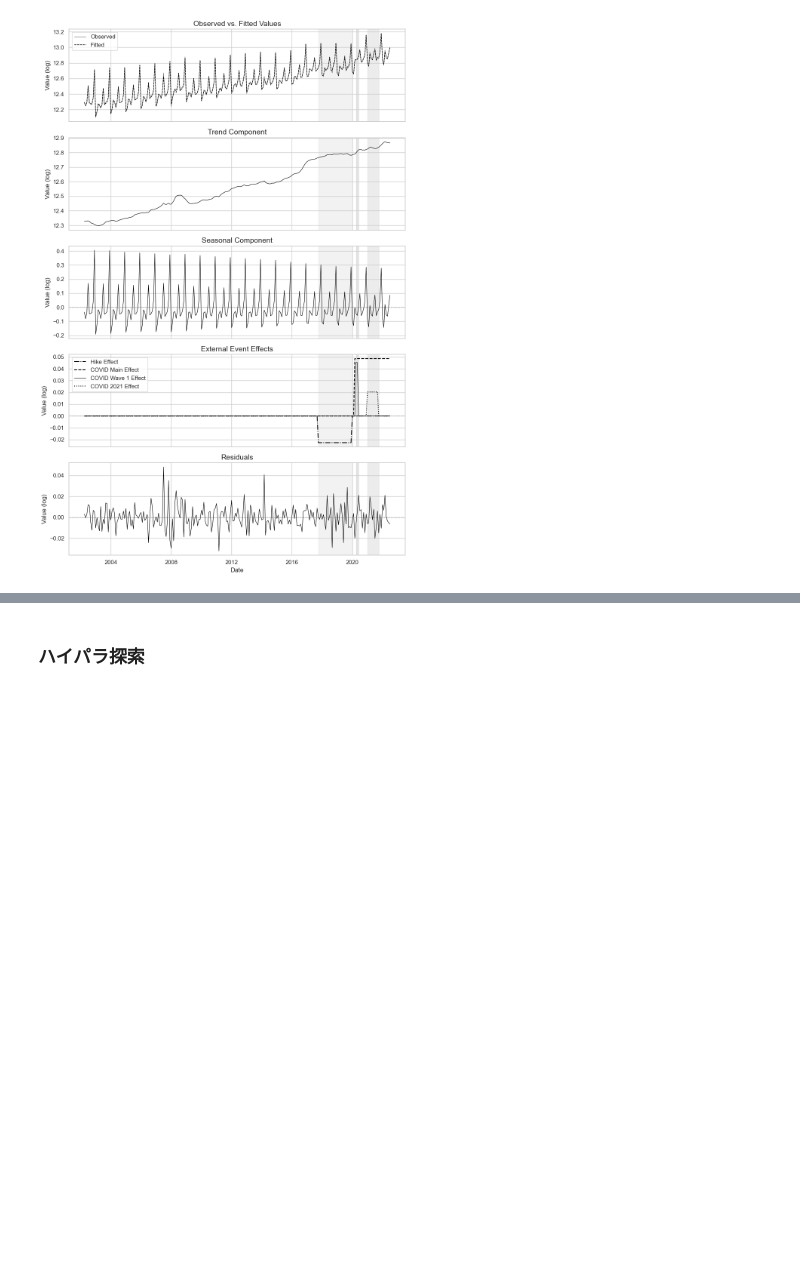
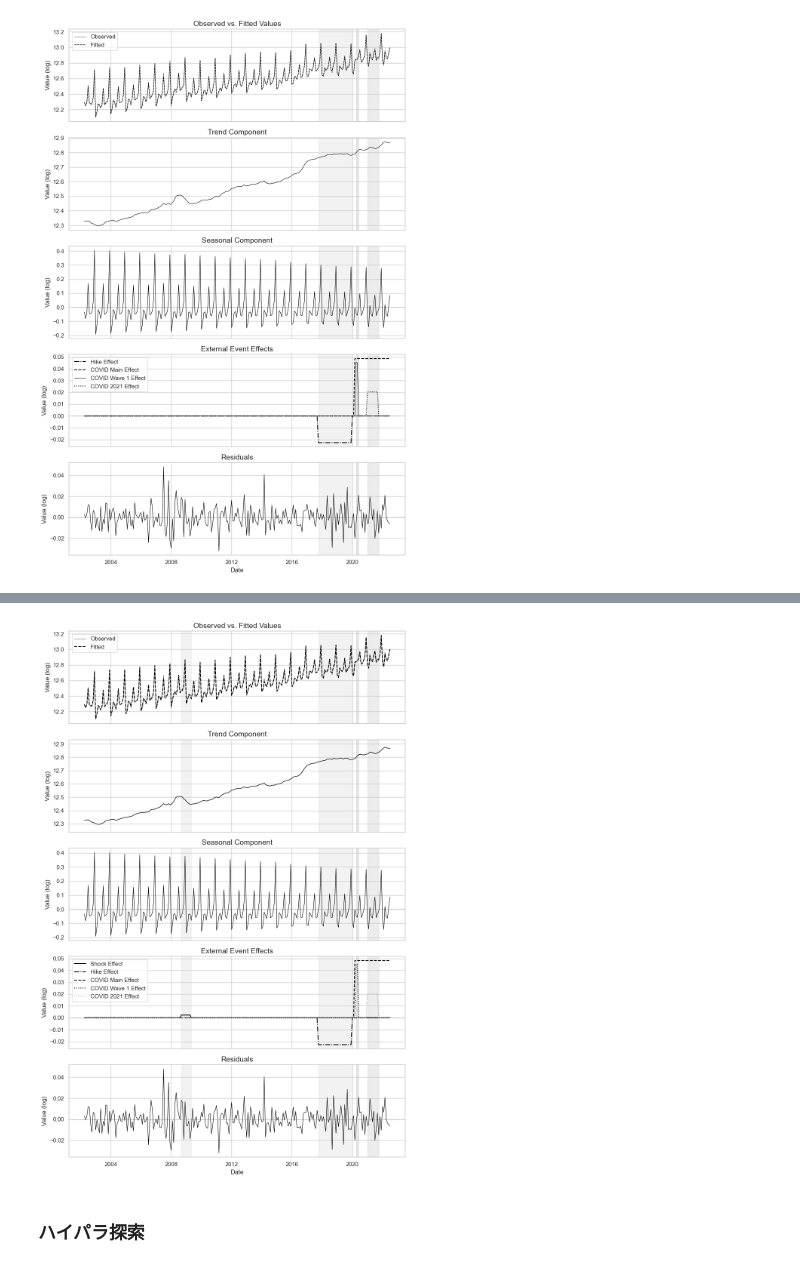
Before and after one commit to Fuga420/Transport_amount_project, a Jupyter notebook: notebooks/Transport_amount.ipynb, the cells around one changed output, grey strips where cells are left out. Cells and saved outputs as stored; diff of their text form; code cells hidden in the pictures; blank space fills up the shorter version.

```diff
--- a/notebooks/Transport_amount.ipynb
+++ b/notebooks/Transport_amount.ipynb
@@ -1813,0 +1817,17 @@ plt.show()
+# %%
+# (1) リーマンショックダミー
+shock_dummy = ((df['label'] >= '2008-09-01') & (df['label'] <= '2009-04-30')).astype(int)
+
+# (2) 値上げダミー
+hike_dummy = ((df['label'] >= '2017-10-01') & (df['label'] <= '2019-12-31')).astype(int)
+
+# (2) コロナ禍ダミー（フェーズ分け）
+# 構造的な底上げ効果
+covid_main = (df['label'] >= '2020-03-01').astype(int)
+
+# 第1波の急増効果
+covid_wave1 = ((df['label'] >= '2020-04-01') & (df['label'] <= '2020-05-31')).astype(int)
+
+# 2021年の主要な宣言期
+covid_2021 = ((df['label'] >= '2021-01-01') & (df['label'] <= '2021-09-30')).astype(int)
+covid_2021 = ((df['label'] >= '2021-01-01') & (df['label'] <= '2021-09-30')).astype(int)
@@ -1814,3 +1952,66 @@ plt.show()
+# %%
+import matplotlib.pyplot as plt
+import seaborn as sns
+
+# --- グラフの準備 ---
+fig, axes = plt.subplots(nrows=5, ncols=1, figsize=(10, 15), sharex=True)
+sns.set_theme(style="whitegrid")
+
+# --- 1. 観測値とモデルのフィット ---
+axes[0].plot(df['label'], df['y'], color='dimgray', label='Observed', linewidth=0.8)
+axes[0].plot(df['label'], fitted_values_final, color='black', linestyle='--', label='Fitted') # ← 変更点
+axes[0].set_title('Observed vs. Fitted Values', fontsize=14)
+axes[0].legend(loc='upper left')
+
+# --- 2. トレンド成分 ---
+axes[1].plot(df['label'], trend_smoothed_final, color='black', label='Trend', lw=1) # ← 変更点
+axes[1].set_title('Trend Component', fontsize=14)
+# Y軸の範囲を自動調整
+trend_min = trend_smoothed_final.min()
+trend_max = trend_smoothed_final.max()
+margin = (trend_max - trend_min) * 0.1
+axes[1].set_ylim(trend_min - margin, trend_max + margin)
+
+# --- 3. 季節成分 ---
+axes[2].plot(df['label'], seasonal_smoothed_final, color='black', label='Seasonal', lw=0.8) # ← 変更点
+axes[2].set_title('Seasonal Component', fontsize=14)
+axes[2].axhline(y=0, color='grey', linestyle=':', linewidth=1)
+
+# --- 4. 外部イベント効果 ---
+# 複数のイベント効果を線種を変えてプロット
+axes[3].plot(df['label'], shock_effect_full_final, color='black', linestyle='-', label='Shock Effect', linewidth=1.5) # ← 追加点
+axes[3].plot(df['label'], hike_effect_full_final, color='black', linestyle='-.', label='Hike Effect') # ← 変更点
+axes[3].plot(df['label'], covid_main_effect_full_final, color='black', linestyle='--', label='COVID Main Effect') # ← 変更点
+axes[3].plot(df['label'], covid_wave1_effect_full_final, color='black', linestyle=':', label='COVID Wave 1 Effect') # ← 変更点
+axes[3].plot(df['label'], covid_2021_effect_full_final, color='darkgrey', linestyle=':', label='COVID 2021 Effect') # ← 変更点
+axes[3].set_title('External Event Effects', fontsize=14)
+axes[3].axhline(y=0, color='grey', linestyle=':', linewidth=1)
+axes[3].legend(loc='upper left')
+
+# --- 5. 残差 ---
+axes[4].plot(df['label'], residuals_final, color='black', linewidth=0.8, label='Residuals') # ← 変更点
+axes[4].set_title('Residuals', fontsize=14)
+axes[4].axhline(y=0, color='grey', linestyle=':', linewidth=1)
+
+# --- 全グラフ共通の設定 ---
+for ax in axes:
+    ax.axvspan("2008-09-01", "2009-04-30", color='gray', alpha=0.1, zorder=-1)
+    ax.axvspan("2017-10-01", "2019-12-31", color='gray', alpha=0.1, zorder=-1)
+    ax.axvspan("2020-04-01", "2020-05-31", color='gray', alpha=0.2, zorder=-1)
+    ax.axvspan("2021-01-01", "2021-09-30", color='gray', alpha=0.15, zorder=-1)
+    ax.set_ylabel('Value (log)')
+
+# 最後のグラフにのみX軸のラベルを表示
+axes[4].set_xlabel('Date', fontsize=12)
+
+# レイアウトの自動調整
+plt.tight_layout()
+
+# グラフの表示と保存
+plt.show()
+#fig.savefig('output/decomposition_bw_final.png', dpi=300)
+# %% [output]
+[figure, added]
 # %% [markdown]
 ### ハイパラ探索
 # %%
```
Also changed, not shown: parts of 5 cells of this notebook, 1 other file.
